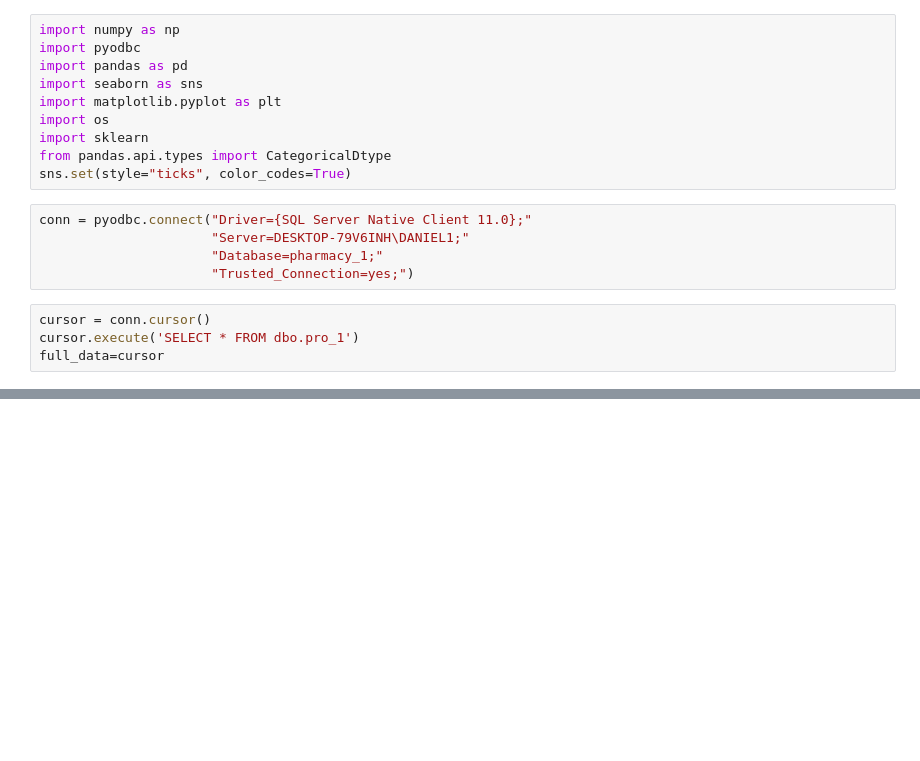
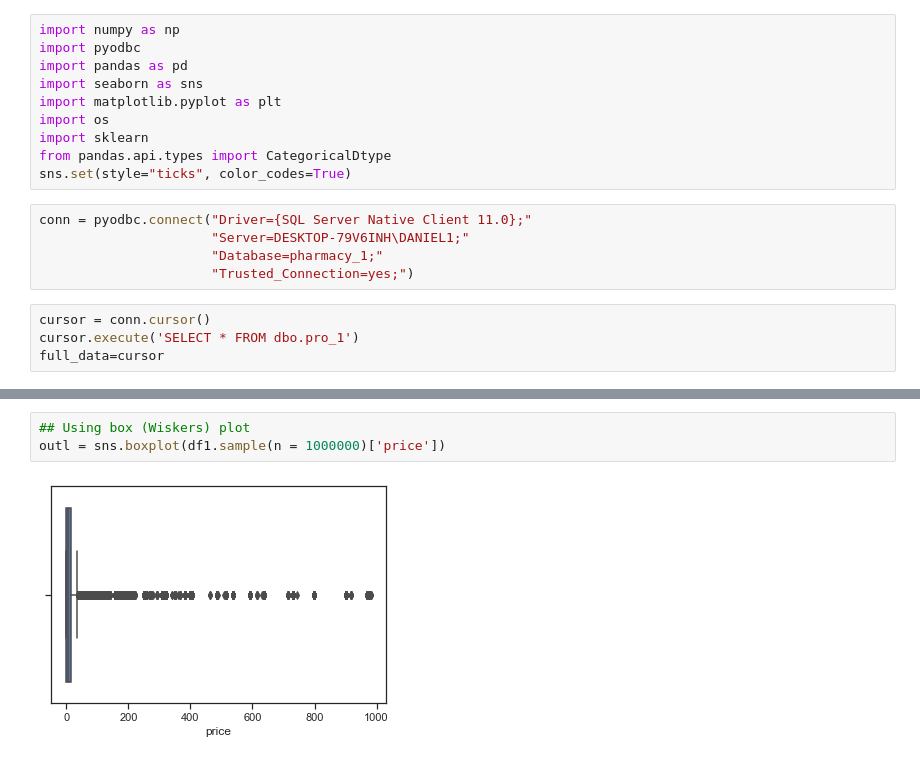
Before and after one commit to DANIELH2/DataScience, a Jupyter notebook: project/Untitled.ipynb, the cells around one changed output, grey strips where cells are left out. Drawn from its saved outputs; the diff is of its cells as text; blank space fills up the shorter version.

```diff
--- a/project/Untitled.ipynb
+++ b/project/Untitled.ipynb
@@ -22,0 +125,5 @@ df.head()
+# %%
+## Using box (Wiskers) plot
+outl = sns.boxplot(df1.sample(n = 1000000)['price'])
+# %% [output]
+[figure, added]
```
Also changed, not shown: parts of 17 cells of this notebook, 4 other files.
